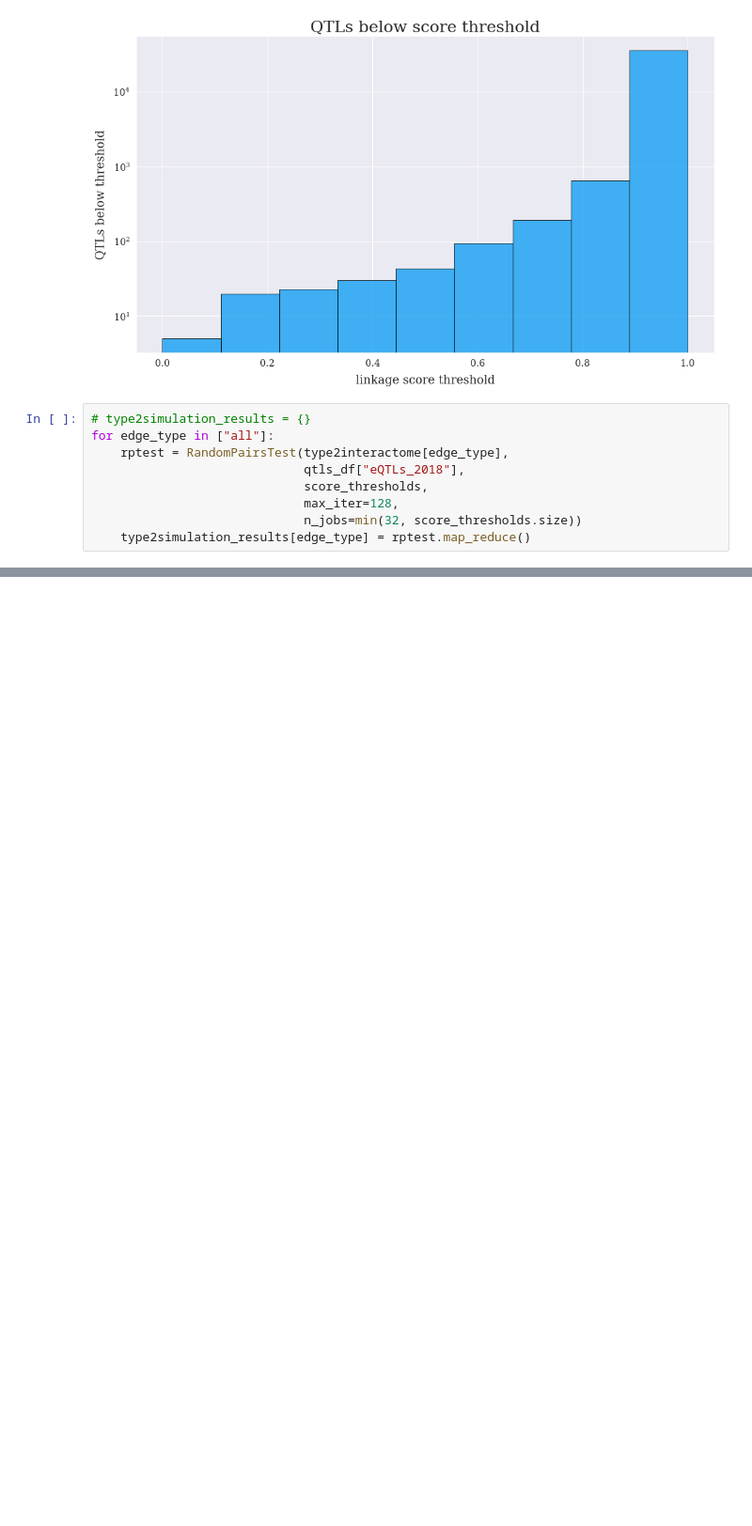
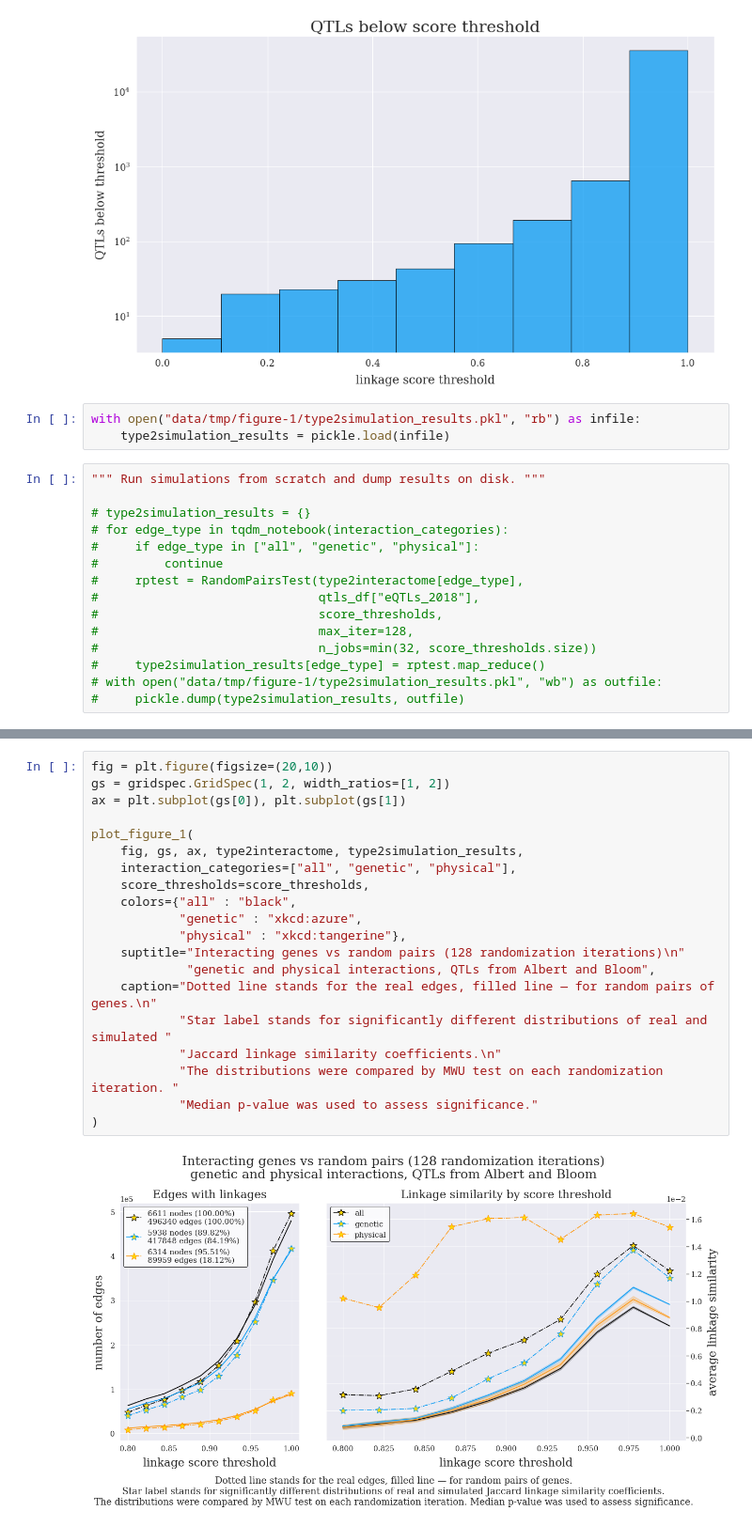
Before and after one commit to ivanov-v-v/PPINs-QTLs-Joint-Analysis, a Jupyter notebook: notebooks/figure-1.ipynb, the cells around one changed output, grey strips where cells are left out. Shown at 94% size. Cells and saved outputs as stored; diff of their text form; blank space fills up the shorter version.

Commit message:
sav figure-1 data on disk; polish the figures; comment on the code;

```diff
--- a/notebooks/figure-1.ipynb
+++ b/notebooks/figure-1.ipynb
@@ -362,12 +374,21 @@ plt.hist(qtls_df["eQTLs_2018"].score,
          edgecolor="black");
 # %% [output]
 [figure]
+# %%
+with open("data/tmp/figure-1/type2simulation_results.pkl", "rb") as infile:
+    type2simulation_results = pickle.load(infile)
 # %%
+""" Run simulations from scratch and dump results on disk. """
+
 # type2simulation_results = {}
-for edge_type in ["all"]:
-    rptest = RandomPairsTest(type2interactome[edge_type],
-                             qtls_df["eQTLs_2018"],
-                             score_thresholds,
-                             max_iter=128,
-                             n_jobs=min(32, score_thresholds.size))
-    type2simulation_results[edge_type] = rptest.map_reduce()
+# for edge_type in tqdm_notebook(interaction_categories):
+#     if edge_type in ["all", "genetic", "physical"]:
+#         continue
+#     rptest = RandomPairsTest(type2interactome[edge_type],
+#                              qtls_df["eQTLs_2018"],
+#                              score_thresholds,
+#                              max_iter=128,
+#                              n_jobs=min(32, score_thresholds.size))
+#     type2simulation_results[edge_type] = rptest.map_reduce()
+# with open("data/tmp/figure-1/type2simulation_results.pkl", "wb") as outfile:
+#     pickle.dump(type2simulation_results, outfile)
@@ -472,0 +539,22 @@ for edge_type in ["all", "genetic", "physical"]:
+# %%
+fig = plt.figure(figsize=(20,10))
+gs = gridspec.GridSpec(1, 2, width_ratios=[1, 2])
+ax = plt.subplot(gs[0]), plt.subplot(gs[1])
+
+plot_figure_1(
+    fig, gs, ax, type2interactome, type2simulation_results,
+    interaction_categories=["all", "genetic", "physical"],
+    score_thresholds=score_thresholds,
+    colors={"all" : "black",
+            "genetic" : "xkcd:azure",
+            "physical" : "xkcd:tangerine"},
+    suptitle="Interacting genes vs random pairs (128 randomization iterations)\n"
+             "genetic and physical interactions, QTLs from Albert and Bloom",
+    caption="Dotted line stands for the real edges, filled line — for random pairs of genes.\n"
+            "Star label stands for significantly different distributions of real and simulated "
+            "Jaccard linkage similarity coefficients.\n"
+            "The distributions were compared by MWU test on each randomization iteration. "
+            "Median p-value was used to assess significance."
+)
+# %% [output]
+[figure, added]
```
Also changed, not shown: parts of 15 cells of this notebook, 1 other file.
